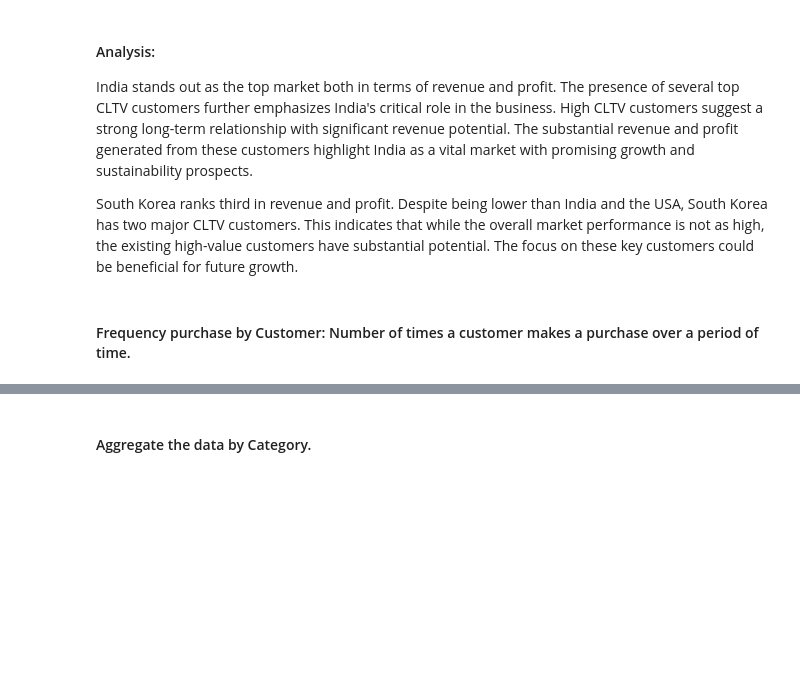
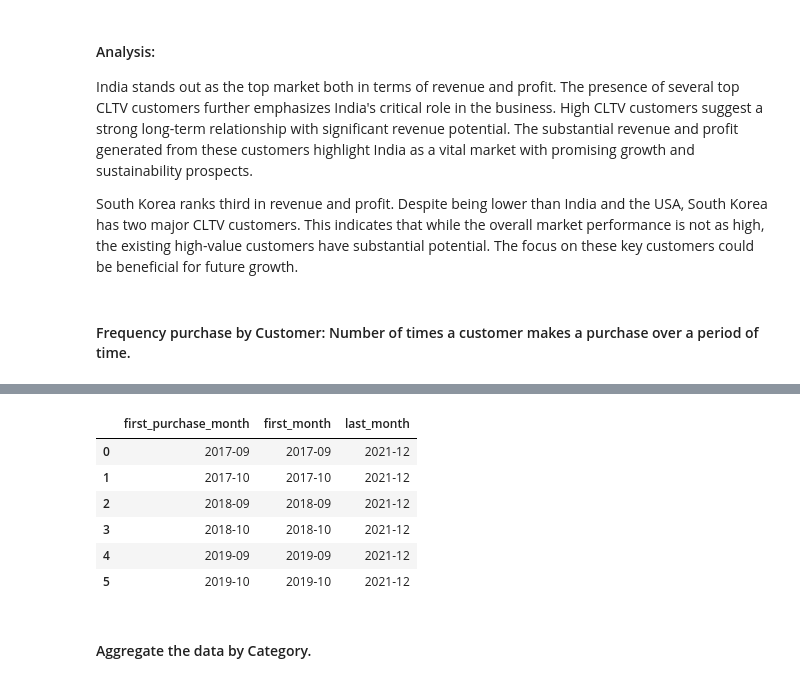
Before and after one commit to CesarChaparro1974/Financial_Analysis_Project, a Jupyter notebook: final_project.ipynb, the cells around one changed output, grey strips where cells are left out. Drawn from its saved outputs; the diff is of its cells as text; code cells hidden in the pictures; blank space fills up the shorter version.

```diff
--- a/final_project.ipynb
+++ b/final_project.ipynb
@@ -1791,3 +1924,71 @@ South Korea ranks third in revenue and profit. Despite being lower than India an
+# %%
+first_last = """WITH first_purchase AS (
+    SELECT
+        fsm.customer_code,
+        dc.customer,
+        MIN(strftime('%Y-%m', fsm.date)) AS first_purchase_month
+    FROM
+        fact_sales_monthly fsm
+    INNER JOIN
+        dim_customer dc ON fsm.customer_code = dc.customer_code
+    GROUP BY
+        fsm.customer_code,
+        dc.customer
+),
+monthly_purchases AS (
+    SELECT
+        fsm.customer_code,
+        strftime('%Y-%m', fsm.date) AS purchase_month,
+        COUNT(*) AS purchase_count
+    FROM
+        fact_sales_monthly fsm
+    GROUP BY
+        fsm.customer_code,
+        strftime('%Y-%m', fsm.date)
+),
+cohort_analysis AS (
+    SELECT
+        fp.first_purchase_month,
+        mp.purchase_month,
+        COUNT(DISTINCT mp.customer_code) AS customer_count,
+        SUM(mp.purchase_count) AS total_purchases
+    FROM
+        first_purchase fp
+    INNER JOIN
+        monthly_purchases mp ON fp.customer_code = mp.customer_code
+    GROUP BY
+        fp.first_purchase_month,
+        mp.purchase_month
+),
+cohort_summary AS (
+    SELECT
+        first_purchase_month,
+        MIN(purchase_month) AS first_month,
+        MAX(purchase_month) AS last_month
+    FROM
+        cohort_analysis
+    GROUP BY
+        first_purchase_month
+)
+SELECT
+    first_purchase_month,
+    first_month,
+    last_month
+FROM
+    cohort_summary
+ORDER BY
+    first_purchase_month;
+"""
+month = pd.read_sql_query(first_last, con)
+month
+# %% [output]
+|  | first_purchase_month | first_month | last_month |
+| 0 | 2017-09 | 2017-09 | 2021-12 |
+| 1 | 2017-10 | 2017-10 | 2021-12 |
+| 2 | 2018-09 | 2018-09 | 2021-12 |
+| 3 | 2018-10 | 2018-10 | 2021-12 |
+| 4 | 2019-09 | 2019-09 | 2021-12 |
+| 5 | 2019-10 | 2019-10 | 2021-12 |
 # %% [markdown]
 #### Aggregate the data by Category.
 # %%
```
Also changed, not shown: parts of 7 cells of this notebook.
